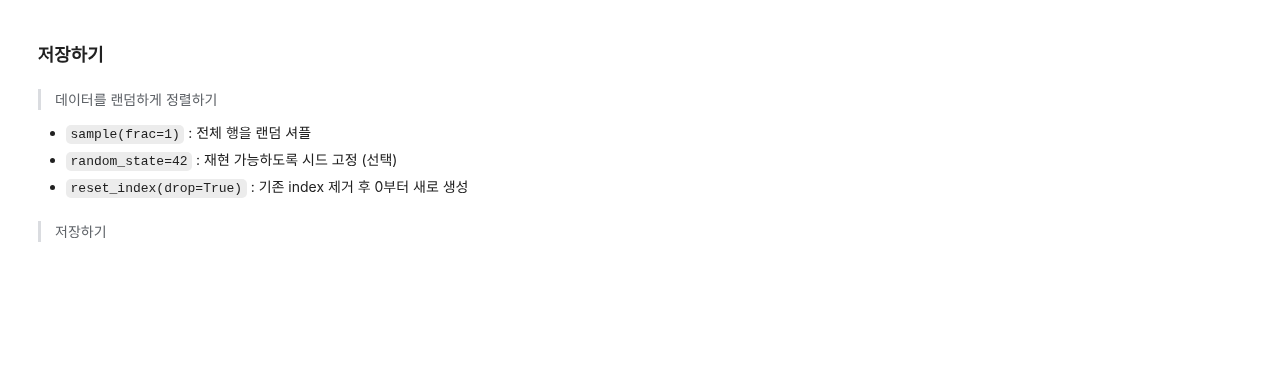
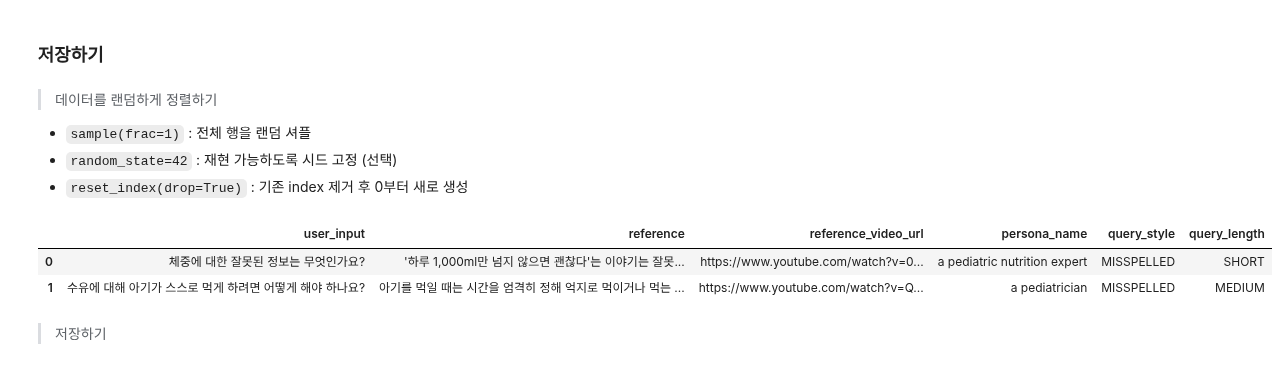
Before and after one commit to skai-27/course_LLM, a Jupyter notebook: 2. LLM Fine Tuning/2. gguf/2. 학습 데이터셋 생성/1-2. 영양 학습 데이터셋 생성.ipynb, the cells around one changed output. Drawn from its saved outputs; the diff is of its cells as text; code cells hidden in the pictures; blank space fills up the shorter version.

```diff
--- a/2. LLM Fine Tuning/2. gguf/2. 학습 데이터셋 생성/1-2. 영양 학습 데이터셋 생성.ipynb
+++ b/2. LLM Fine Tuning/2. gguf/2. 학습 데이터셋 생성/1-2. 영양 학습 데이터셋 생성.ipynb
@@ -201,7 +285,11 @@ eval_df.isnull().sum()
 # %%
 save_df = eval_df.sample(frac=1, random_state=42).reset_index(drop=True)
 # %%
-save_df.head()
+save_df.head(2)
+# %% [output]
+|  | user_input | reference | reference_video_url | persona_name | query_style | query_length |
+| 0 | 체중에 대한 잘못된 정보는 무엇인가요? | '하루 1,000ml만 넘지 않으면 괜찮다'는 이야기는 잘못... | https://www.youtube.com/watch?v=0... | a pediatric nutrition expert | MISSPELLED | SHORT |
+| 1 | 수유에 대해 아기가 스스로 먹게 하려면 어떻게 해야 하나요? | 아기를 먹일 때는 시간을 엄격히 정해 억지로 먹이거나 먹는 ... | https://www.youtube.com/watch?v=Q... | a pediatrician | MISSPELLED | MEDIUM |
 # %% [markdown]
 > 저장하기
 # %%
```
Also changed, not shown: parts of 22 cells of this notebook, 2 other files.
